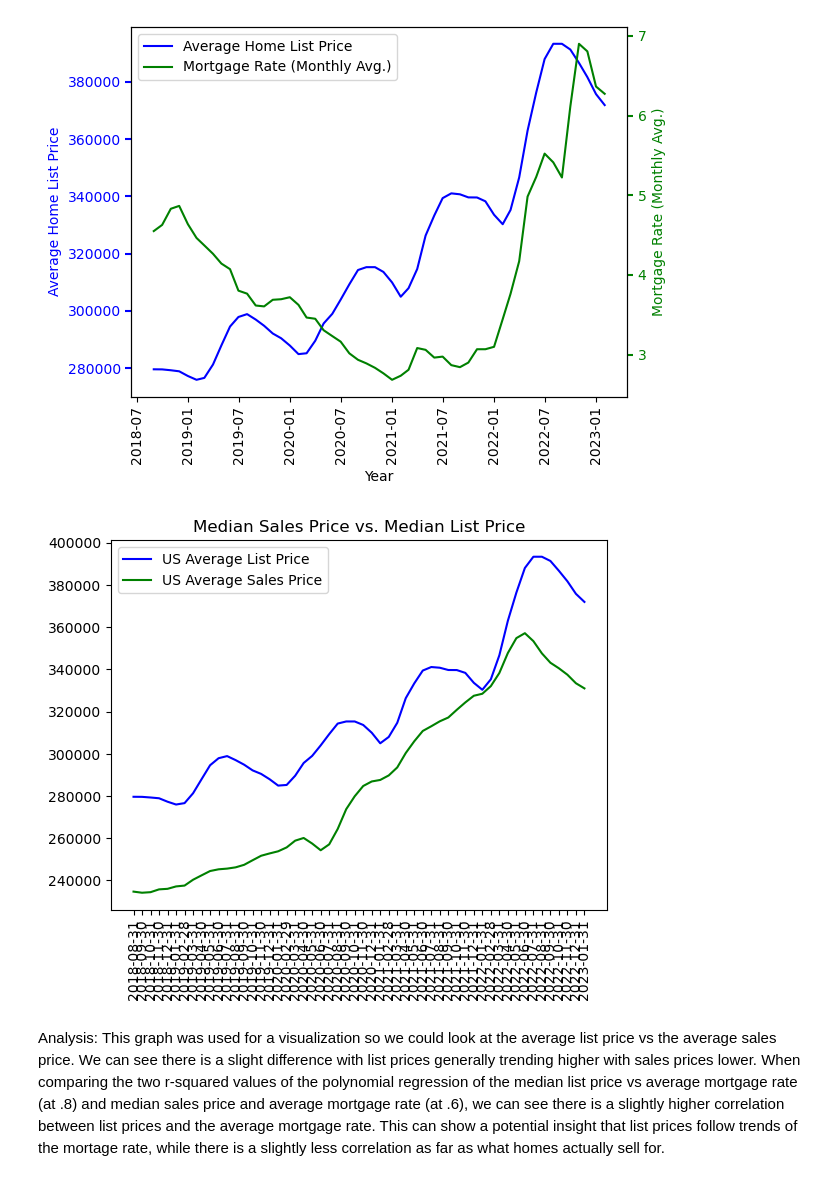
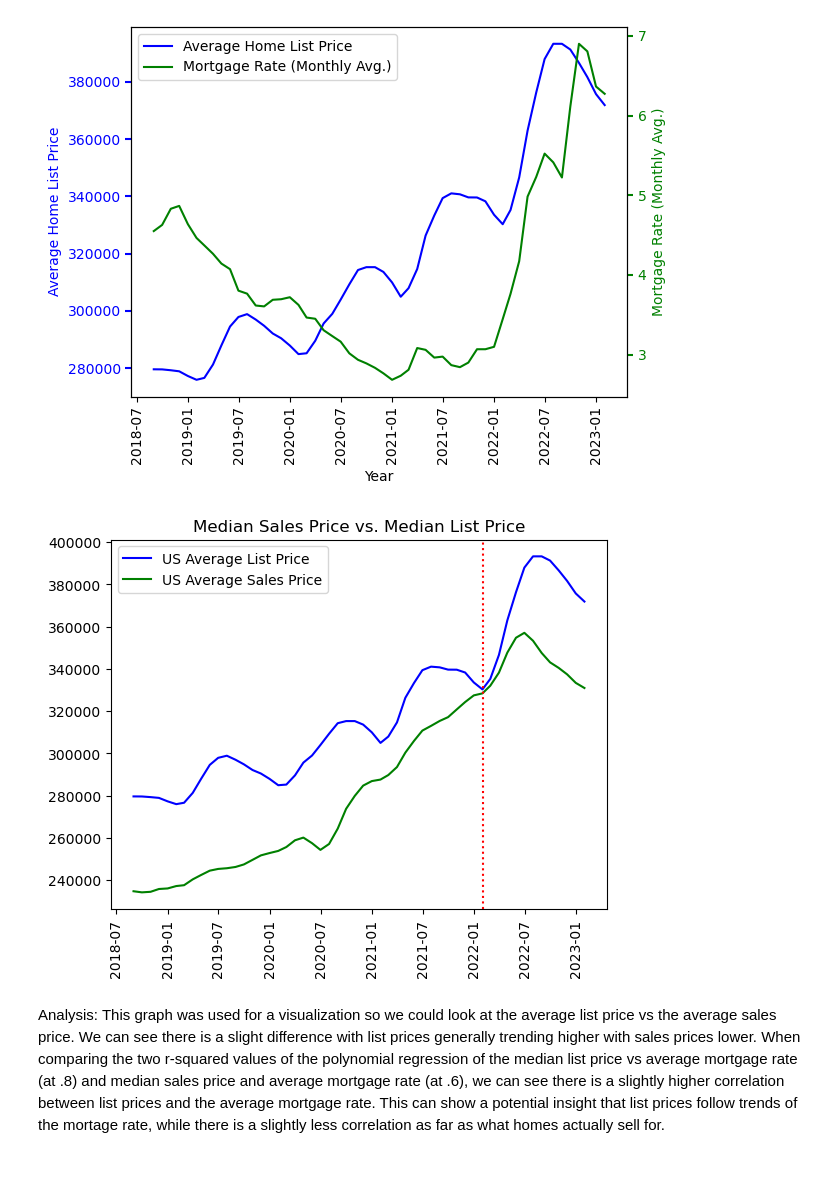
Before and after one commit to ceramicbull/Project-1-Repo, a Jupyter notebook: Group Project One Notebook.ipynb, the cells around one changed output. Drawn from its saved outputs; the diff is of its cells as text; code cells hidden in the pictures.

Commit message:
Final Group notebook editing and image saving to main images folder

```diff
--- a/Group Project One Notebook.ipynb
+++ b/Group Project One Notebook.ipynb
@@ -609,30 +609,34 @@ plt.show()
 # %%
 # Multi plot of Average Mortgage rate vs. Average Sales price
 list_price = lr_median_list_price_us.loc['United States']
 sales_price = cp_median_sale_price_cleaned.loc['United States']
 
 x_axis = lr_median_list_price_us.keys()
+x_val_1=pd.to_datetime(x_axis)
 
-list_price_plot, = plt.plot(x_axis, list_price, color="blue", label="US Average List Price" )
+list_price_plot, = plt.plot(x_val_1, list_price, color="blue", label="US Average List Price" )
 
-sales_plot, = plt.plot(x_axis, sales_price, color='green', label="US Average Sales Price")
+sales_plot, = plt.plot(x_val_1, sales_price, color='green', label="US Average Sales Price")
 
 #Add title
 plt.title("Median Sales Price vs. Median List Price")
+
+#Add vertical line where dat points meet
+plt.axvline(pd.Timestamp('2022-02'),color='r',linestyle="dotted")
 
 plt.xticks(rotation="vertical")
 plt.legend(handles=[list_price_plot, sales_plot], loc="best")
 
 #plt vline when two lines closest
 #plt.vlines(datetime.date(2021, 12, 31), ymin=2.5, ymax=8, colors='red',label="covid")
 #plt.axvline(pd.Timestamp('2022-12-31'),color='r')
 
 # Save the figure to main folder
-#plt.savefig("images/lr_sales_list_comparison.png")
+plt.savefig("images/lr_sales_list_comparison.png", bbox_inches="tight", dpi=300)
 
 plt.show()
 # %% [output]
-[figure, old version]
+[figure, new version]
 # %% [markdown]
 Analysis: This graph was used for a visualization so we could look at the average list price vs the average sales price. We can see there is a slight difference with list prices generally trending higher with sales prices lower. When comparing the two r-squared values of the polynomial regression of the median list price vs average mortgage rate (at .8) and median sales price and average mortgage rate (at .6), we can see there is a slightly higher correlation between list prices and the average mortgage rate. This can show a potential insight that list prices follow trends of the mortage rate, while there is a slightly less correlation as far as what homes actually sell for.
 # %% [markdown]
```
Also changed, not shown: parts of 3 cells of this notebook, 4 other files.
